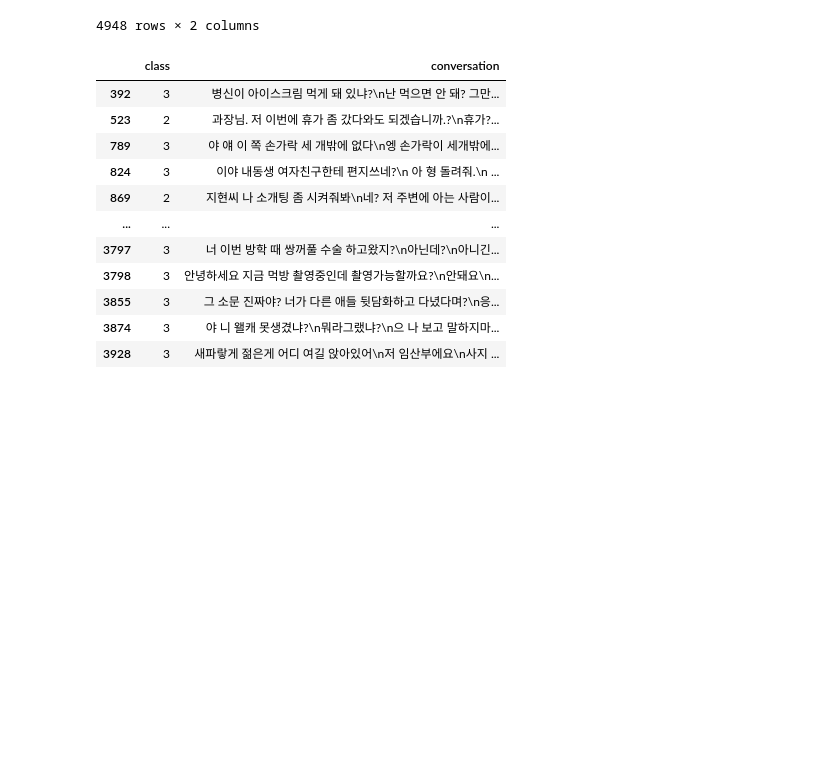
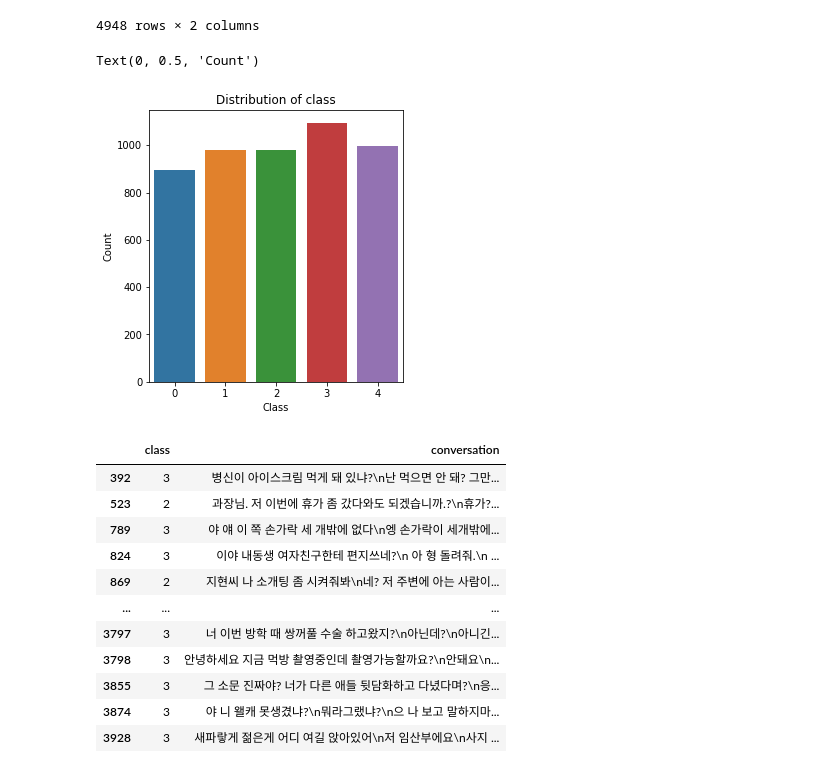
Before and after one commit to SamSam-Kim/DLThon, a Jupyter notebook: Hoon/Dataset.ipynb, the cells around one changed output. Drawn from its saved outputs; the diff is of its cells as text; code cells hidden in the pictures; blank space fills up the shorter version.

```diff
--- a/Hoon/Dataset.ipynb
+++ b/Hoon/Dataset.ipynb
@@ -36,6 +36,17 @@ data_df
 | 4946 | 4 | 2002 월드컵 때 거리 응원 나갔던 거 생각하면 아직도 소... |
 | 4947 | 4 | 대학교 졸업식 날 기억나? 다 같이 학사모 던지고 사진 찍고... |
 4948 rows × 2 columns
+# %%
+# y_train의 값 분포 시각화
+plt.figure(figsize=(10, 5))
+plt.subplot(1, 2, 1)
+sns.countplot(x=data_df['class'])
+plt.title('Distribution of class')
+plt.xlabel('Class')
+plt.ylabel('Count')
+# %% [output]
+Text(0, 0.5, 'Count')
+[figure, added]
 # %%
 # 중복데이터!!!
 data_df[data_df.duplicated()]
```
Also changed, not shown: 8 other files.
